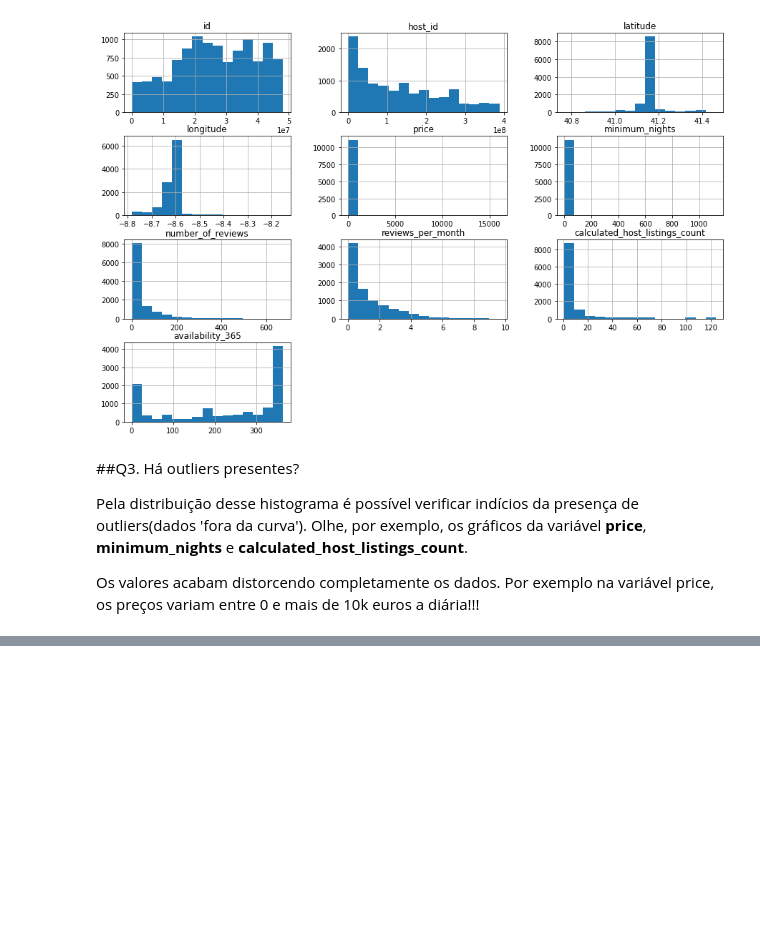
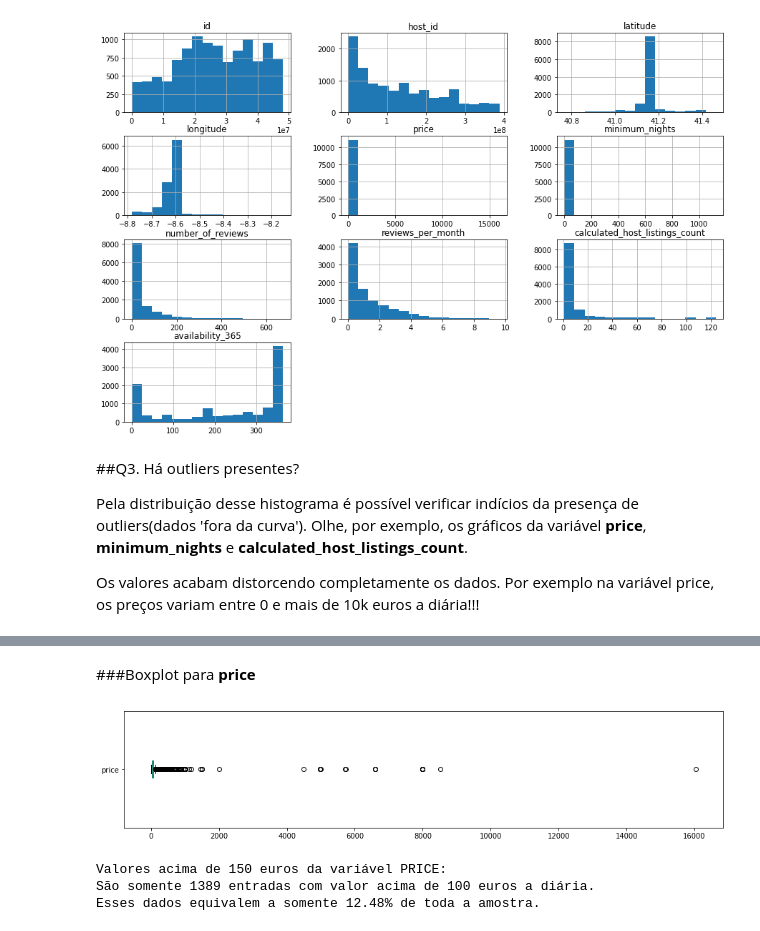
Before and after one commit to rodrigowe1988/Data-Science-na-Pratica, a Jupyter notebook: Dados_do_Airbnb_para_a_cidade_de_Porto_PT.ipynb, the cells around one changed output, grey strips where cells are left out. Saved outputs shown, nothing was run; the diff lists cells and outputs as text; code cells hidden in the pictures; blank space fills up the shorter version.

```diff
--- a/Dados_do_Airbnb_para_a_cidade_de_Porto_PT.ipynb
+++ b/Dados_do_Airbnb_para_a_cidade_de_Porto_PT.ipynb
@@ -199,0 +223,17 @@ df[['price', 'minimum_nights', 'number_of_reviews', 'reviews_per_month', 'calcul
+# %% [markdown]
+###Boxplot para **price**
+# %%
+#coluna price
+df.price.plot(kind='box', vert=False, figsize=(15, 3))
+plt.show()
+print()
+
+#ver a quantidade de valores acima de 30 dias para minimun_nights
+print('Valores acima de 150 euros da variável PRICE:')
+print(f'São somente {len(df[df.price > 100]):.0f} entradas com valor acima de 100 euros a diária.')
+print(f'Esses dados equivalem a somente {len(df[df.price > 100]) / df.shape[0] * 100:.2f}% de toda a amostra.')
+# %% [output]
+[figure, added]
+Valores acima de 150 euros da variável PRICE:
+São somente 1389 entradas com valor acima de 100 euros a diária.
+Esses dados equivalem a somente 12.48% de toda a amostra.
```
Also changed, not shown: parts of 20 cells of this notebook.
